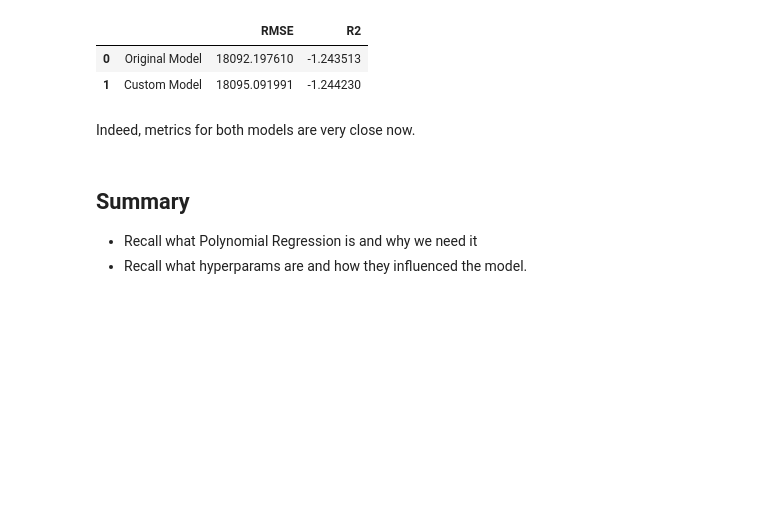
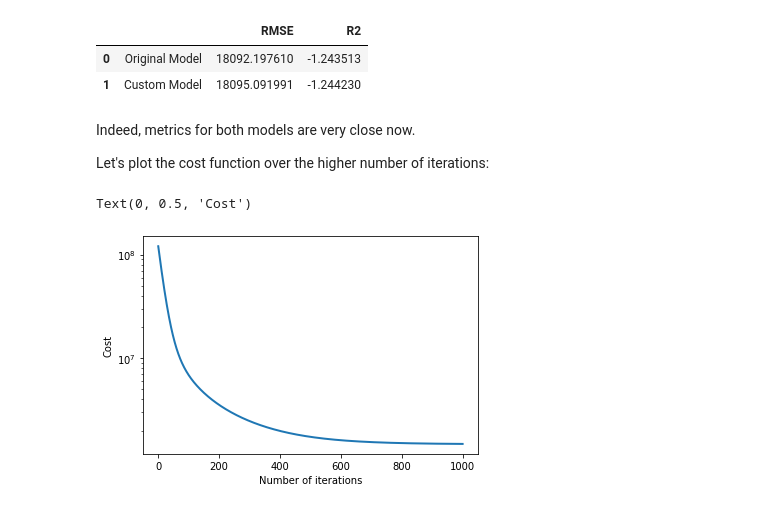
Before and after one commit to MicrosoftDocs/mslearn-introduction-to-machine-learning, a Jupyter notebook: 1b - unit 03.ipynb, the cells around one changed output. Drawn from its saved outputs; the diff is of its cells as text; code cells hidden in the pictures; blank space fills up the shorter version.

```diff
--- a/1b - unit 03.ipynb
+++ b/1b - unit 03.ipynb
@@ -264,8 +293,15 @@ pd.DataFrame(l, columns=["", "RMSE", "R2"])
 | 1 | Custom Model | 18095.091991 | -1.244230 |
 # %% [markdown]
 Indeed, metrics for both models are very close now.
+
+Let's plot the cost function over the higher number of iterations:
-# %% [markdown]
-## Summary
-
-- Recall what Polynomial Regression is and why we need it
-- Recall what hyperparams are and how they influenced the model.
+# %%
+# Plot cost x Number of iterations
+# Use logarithmic scale since y varies so much
+plt.yscale("log")
+plt.plot(np.arange(len(J_history)), J_history, lw=2)
+plt.xlabel("Number of iterations")
+plt.ylabel("Cost")
+# %% [output]
+Text(0, 0.5, 'Cost')
+[figure, added]
```
Also changed, not shown: parts of 8 cells of this notebook.
